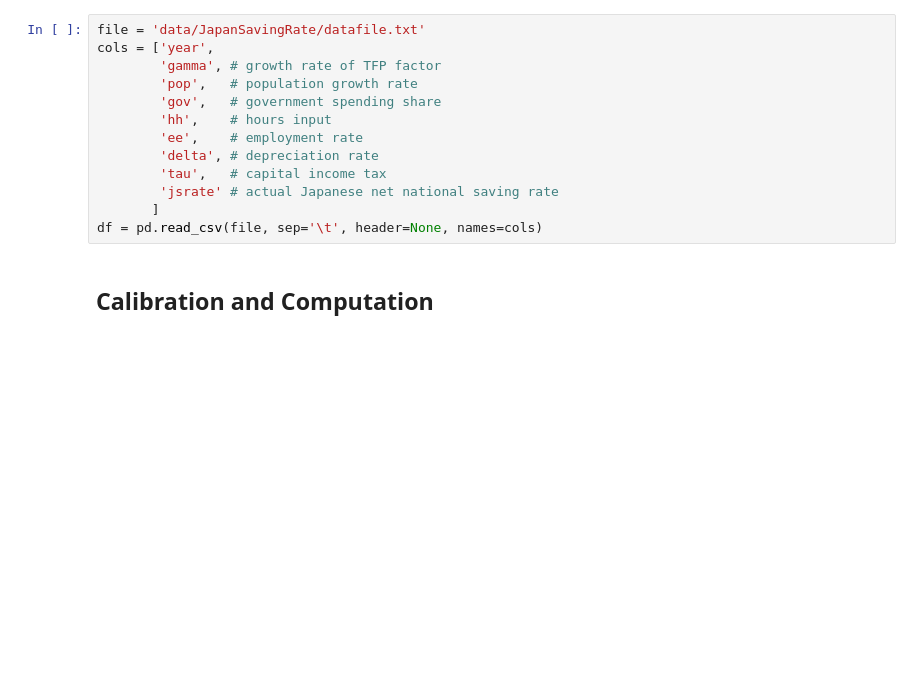
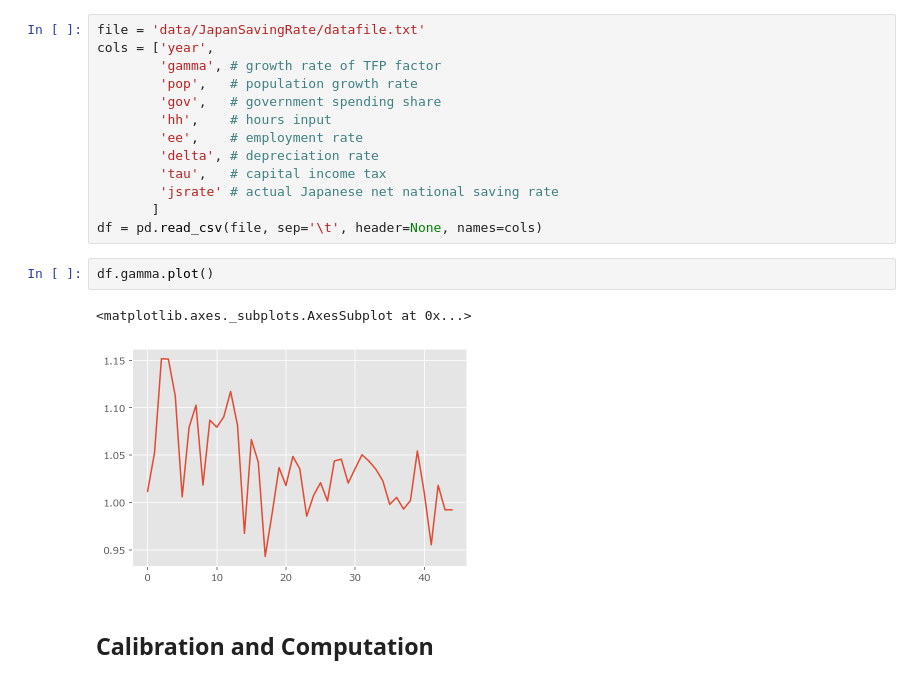
Before and after one commit to Alalalalaki/Econ-Paper-Notes, a Jupyter notebook: Macro/JapanSavingRate.ipynb, the cells around one changed output. Drawn from its saved outputs; the diff is of its cells as text; blank space fills up the shorter version.

```diff
--- a/Macro/JapanSavingRate.ipynb
+++ b/Macro/JapanSavingRate.ipynb
@@ -19,6 +19,11 @@ cols = ['year',
         'jsrate' # actual Japanese net national saving rate
        ]
 df = pd.read_csv(file, sep='\t', header=None, names=cols)
+# %%
+df.gamma.plot()
+# %% [output]
+<matplotlib.axes._subplots.AxesSubplot at 0x...>
+[figure, added]
 # %% [markdown]
 ## Calibration and Computation
 # %% [markdown]
```
Also changed, not shown: parts of 1 cell of this notebook, 1 other file.
